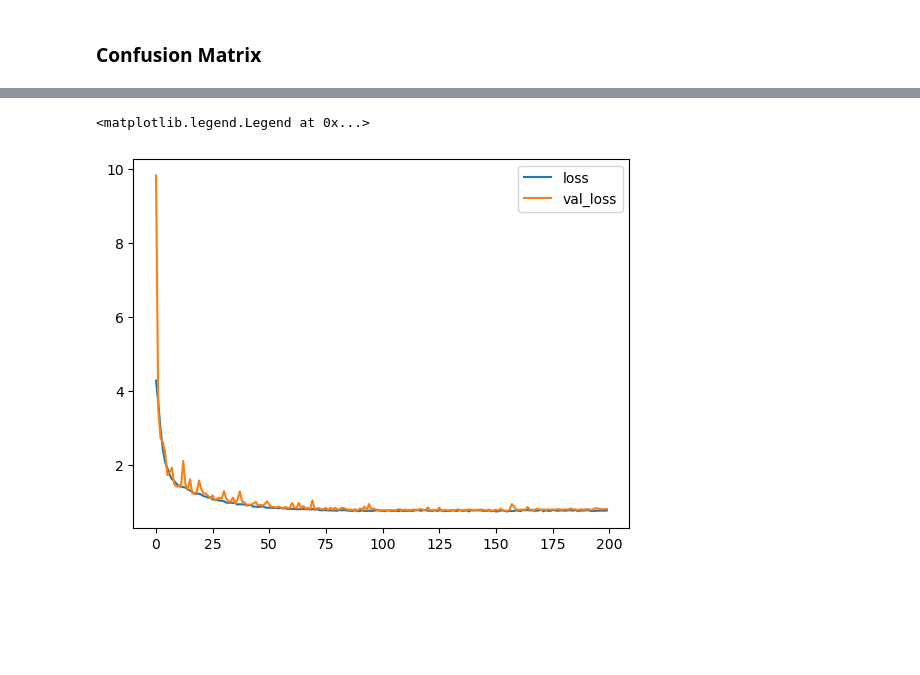
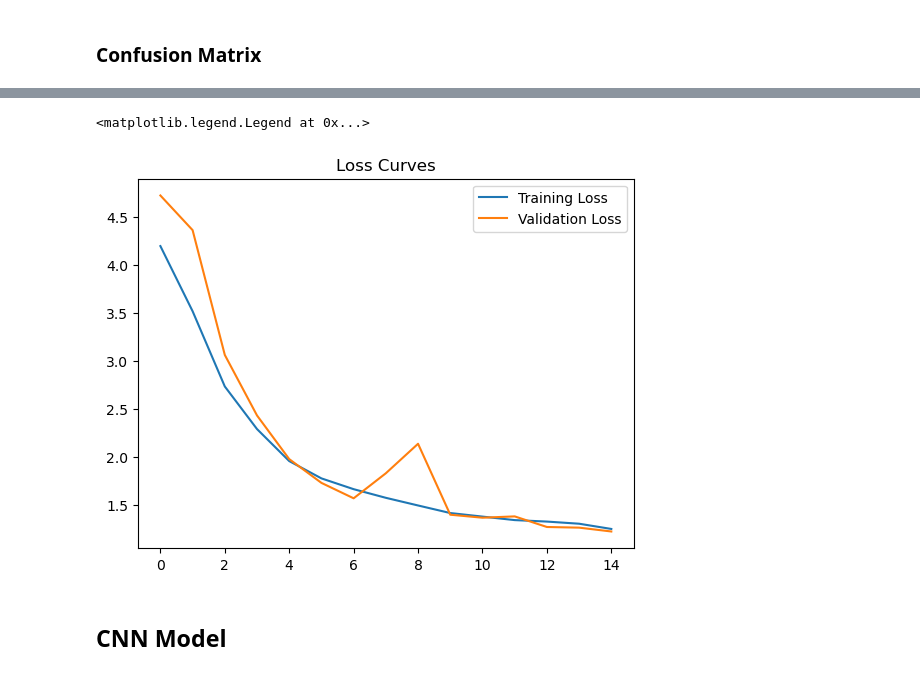
Before and after one commit to GrantThurman/stock-price-predictor, a Jupyter notebook: predictor.ipynb, the cells around one changed output, grey strips where cells are left out. Drawn from its saved outputs; the diff is of its cells as text; code cells hidden in the pictures; blank space fills up the shorter version.

```diff
--- a/predictor.ipynb
+++ b/predictor.ipynb
@@ -206,10 +207,15 @@ Model: "sequential_2"
 # %%
 basic_model.compile(loss="binary_crossentropy", optimizer="adam", metrics=["accuracy"])
 
-basic_history = basic_model.fit(X_train_seq, y_train_seq, batch_size=32, epochs=200, validation_data=(X_val_seq, y_val_seq))
+basic_history = basic_model.fit(X_train_seq, y_train_seq, batch_size=32, epochs=200, callbacks=[callback], validation_data=(X_val_seq, y_val_seq), verbose="silent")
 
-score = basic_model.evaluate(X_test_seq, y_test_seq, verbose=0)
-print("Test loss:", score[0])
-print("Test accuracy:", score[1])
+basic_score = basic_model.evaluate(X_test_seq, y_test_seq, verbose=0)
+print("Test loss:", basic_score[0])
+print("Test accuracy:", basic_score[1])
+
+plt.plot(basic_history.history["loss"], label="Training Loss")
+plt.plot(basic_history.history["val_loss"], label="Validation Loss")
+plt.title("Loss Curves")
+plt.legend()
 # %% [output]
 Epoch 1/200
@@ -232,7 +238,4 @@ Test accuracy: 0.5135135054588318
+<matplotlib.legend.Legend at 0x...>
+[figure, added]
-# %%
-plt.plot(basic_history.history['loss'], label='loss')
-plt.plot(basic_history.history['val_loss'], label='val_loss')
-plt.legend()
-# %% [output]
-<matplotlib.legend.Legend at 0x...>
-[figure, removed]
+# %% [markdown]
+## CNN Model
```
Also changed, not shown: parts of 11 cells of this notebook, 1 other file.
